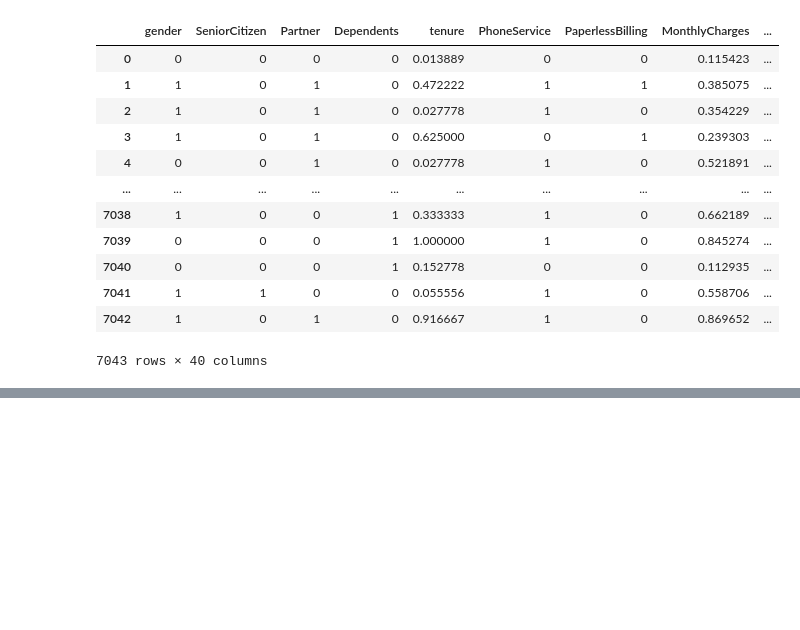
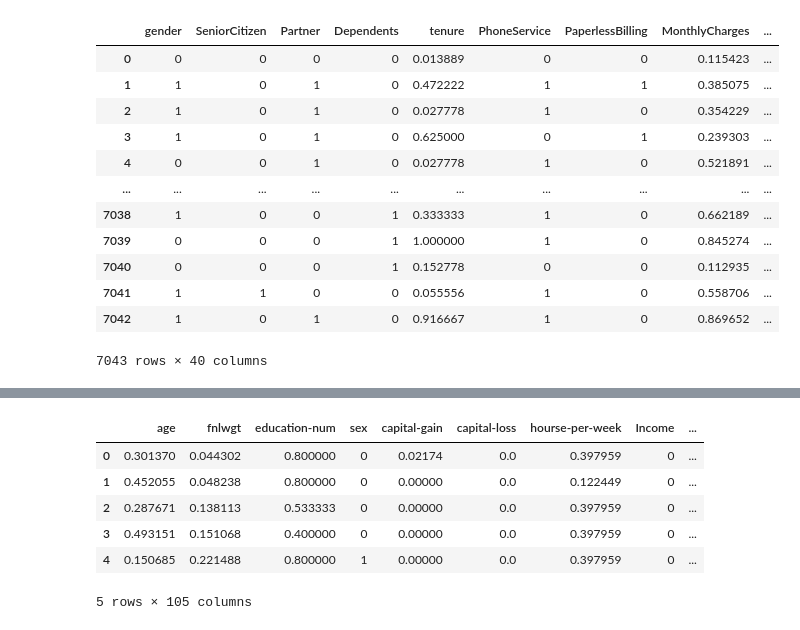
Before and after one commit to pauljainta/Machine-Learning-Project-Adaboost-, a Jupyter notebook: 1605022.ipynb, the cells around one changed output, grey strips where cells are left out. Drawn from its saved outputs; the diff is of its cells as text; code cells hidden in the pictures; blank space fills up the shorter version.

```diff
--- a/1605022.ipynb
+++ b/1605022.ipynb
@@ -78,3 +78,26 @@ X
 | 7041 | 1 | 1 | 0 | 0 | 0.055556 | 1 | 0 | 0.558706 | ... |
 | 7042 | 1 | 0 | 1 | 0 | 0.916667 | 1 | 0 | 0.869652 | ... |
 7043 rows × 40 columns
+# %%
+adult_dataset=pd.read_csv('adult.csv')
+# adult_dataset.info()
+# adult_dataset.isnull().sum()
+
+
+for i in adult_dataset.columns:
+  # print(adult_dataset[i].dtypes)
+  # adult_dataset[i].replace('?','')
+  max_occcured_value=adult_dataset[i].value_counts().idxmax()
+  # print(adult_dataset[i].unique())
+  adult_dataset[i]=adult_dataset[i].replace(" ?",max_occcured_value)
+# adult_dataset.head(400)
+# %%
+for i in adult_dataset.columns:
+  # print(telco_customer_dataset[i].dtypes)
+  if(adult_dataset[i].nunique()==2 and adult_dataset[i].dtypes=='object'):
+    unique_values=adult_dataset[i].unique()
+    adult_dataset[i]=adult_dataset[i].map({unique_values[0]:0,unique_values[1]:1})
+
+adult_dataset=pd.get_dummies(adult_dataset)
+
+# adult_dataset.head(4)
@@ -80,0 +111,13 @@ X
+# %%
+for i in adult_dataset.columns:
+  if(adult_dataset[i].nunique()!=2):
+    adult_dataset[i] = (adult_dataset[i]-adult_dataset[i].min())/(adult_dataset[i].max()-adult_dataset[i].min())
+adult_dataset.head(5)
+# %% [output]
+|  | age | fnlwgt | education-num | sex | capital-gain | capital-loss | hourse-per-week | Income | ... |
+| 0 | 0.301370 | 0.044302 | 0.800000 | 0 | 0.02174 | 0.0 | 0.397959 | 0 | ... |
+| 1 | 0.452055 | 0.048238 | 0.800000 | 0 | 0.00000 | 0.0 | 0.122449 | 0 | ... |
+| 2 | 0.287671 | 0.138113 | 0.533333 | 0 | 0.00000 | 0.0 | 0.397959 | 0 | ... |
+| 3 | 0.493151 | 0.151068 | 0.400000 | 0 | 0.00000 | 0.0 | 0.397959 | 0 | ... |
+| 4 | 0.150685 | 0.221488 | 0.800000 | 1 | 0.00000 | 0.0 | 0.397959 | 0 | ... |
+5 rows × 105 columns
```
Also changed, not shown: parts of 3 cells of this notebook.
